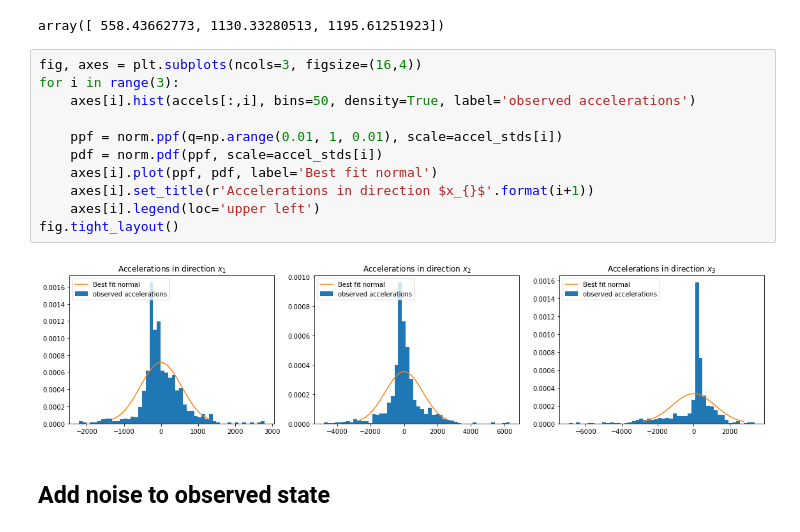
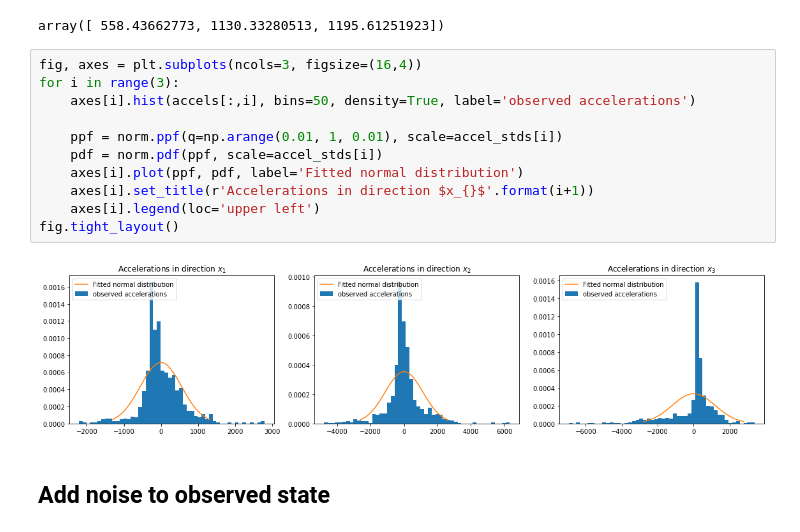
Before and after one commit to andrewbrettin/comp_stat_project, a Jupyter notebook: code/Lorenz_KF.ipynb, the cells around one changed output. Saved outputs shown, nothing was run; the diff lists cells and outputs as text.

```diff
--- a/code/Lorenz_KF.ipynb
+++ b/code/Lorenz_KF.ipynb
@@ -73,16 +74,16 @@ array([ 558.43662773, 1130.33280513, 1195.61251923])
 # %%
 fig, axes = plt.subplots(ncols=3, figsize=(16,4))
 for i in range(3):
     axes[i].hist(accels[:,i], bins=50, density=True, label='observed accelerations')
 
     ppf = norm.ppf(q=np.arange(0.01, 1, 0.01), scale=accel_stds[i])
     pdf = norm.pdf(ppf, scale=accel_stds[i])
-    axes[i].plot(ppf, pdf, label='Best fit normal')
+    axes[i].plot(ppf, pdf, label='Fitted normal distribution')
     axes[i].set_title(r'Accelerations in direction $x_{}$'.format(i+1))
     axes[i].legend(loc='upper left')
 fig.tight_layout()
 # %% [output]
-[figure, old version]
+[figure, new version]
 # %% [markdown]
 ## Add noise to observed state
 # %%
```
Also changed, not shown: parts of 5 cells of this notebook, 3 other files.
